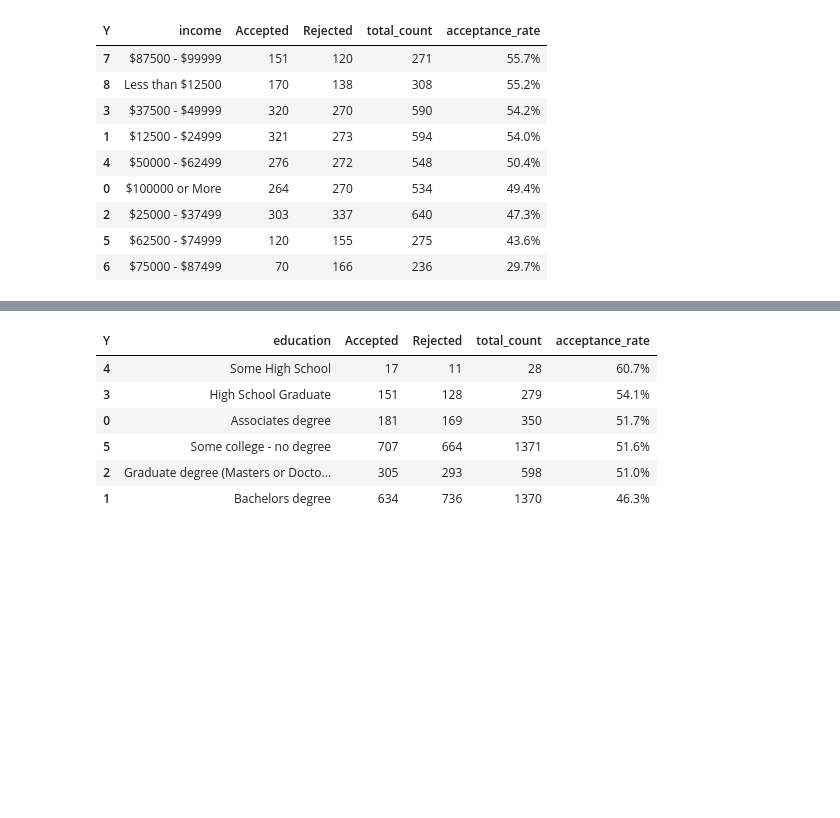
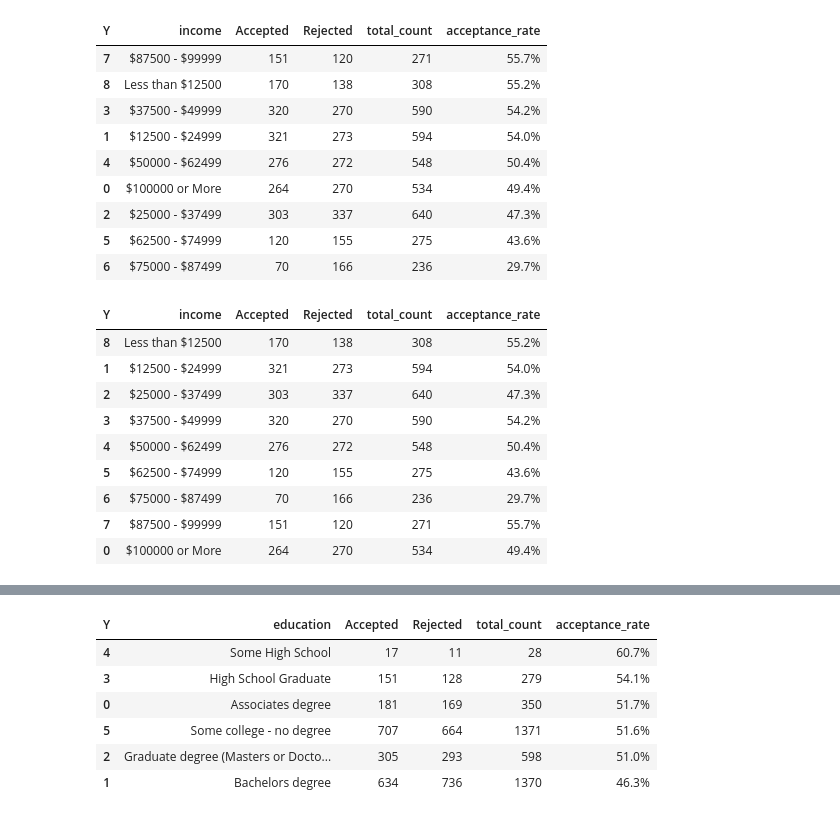
Before and after one commit to justaurelia/ML_AI_work, a Jupyter notebook: main_notebook.ipynb, the cells around one changed output, grey strips where cells are left out. Drawn from its saved outputs; the diff is of its cells as text; code cells hidden in the pictures; blank space fills up the shorter version.

```diff
--- a/main_notebook.ipynb
+++ b/main_notebook.ipynb
@@ -823,3 +829,34 @@ calculate_acceptance_rate_by_group('income',coffee_df)
 | 2 | $25000 - $37499 | 303 | 337 | 640 | 47.3% |
 | 5 | $62500 - $74999 | 120 | 155 | 275 | 43.6% |
 | 6 | $75000 - $87499 | 70 | 166 | 236 | 29.7% |
+# %%
+# Order by income to be more readable
+order = [
+    'Less than $12500',
+    '$12500 - $24999',
+    '$25000 - $37499',
+    '$37500 - $49999',
+    '$50000 - $62499',
+    '$62500 - $74999',
+    '$75000 - $87499',
+    '$87500 - $99999',
+    '$100000 or More'
+]
+# Convert 'income' column to categorical with custom order
+income_coffee_df['income'] = pd.Categorical(income_coffee_df['income'], categories=order, ordered=True)
+
+# Sort DataFrame based on the 'income' column
+income_coffee_df = income_coffee_df.sort_values('income')
+
+income_coffee_df
+# %% [output]
+| Y | income | Accepted | Rejected | total_count | acceptance_rate |
+| 8 | Less than $12500 | 170 | 138 | 308 | 55.2% |
+| 1 | $12500 - $24999 | 321 | 273 | 594 | 54.0% |
+| 2 | $25000 - $37499 | 303 | 337 | 640 | 47.3% |
+| 3 | $37500 - $49999 | 320 | 270 | 590 | 54.2% |
+| 4 | $50000 - $62499 | 276 | 272 | 548 | 50.4% |
+| 5 | $62500 - $74999 | 120 | 155 | 275 | 43.6% |
+| 6 | $75000 - $87499 | 70 | 166 | 236 | 29.7% |
+| 7 | $87500 - $99999 | 151 | 120 | 271 | 55.7% |
+| 0 | $100000 or More | 264 | 270 | 534 | 49.4% |
```
Also changed, not shown: parts of 10 cells of this notebook.
